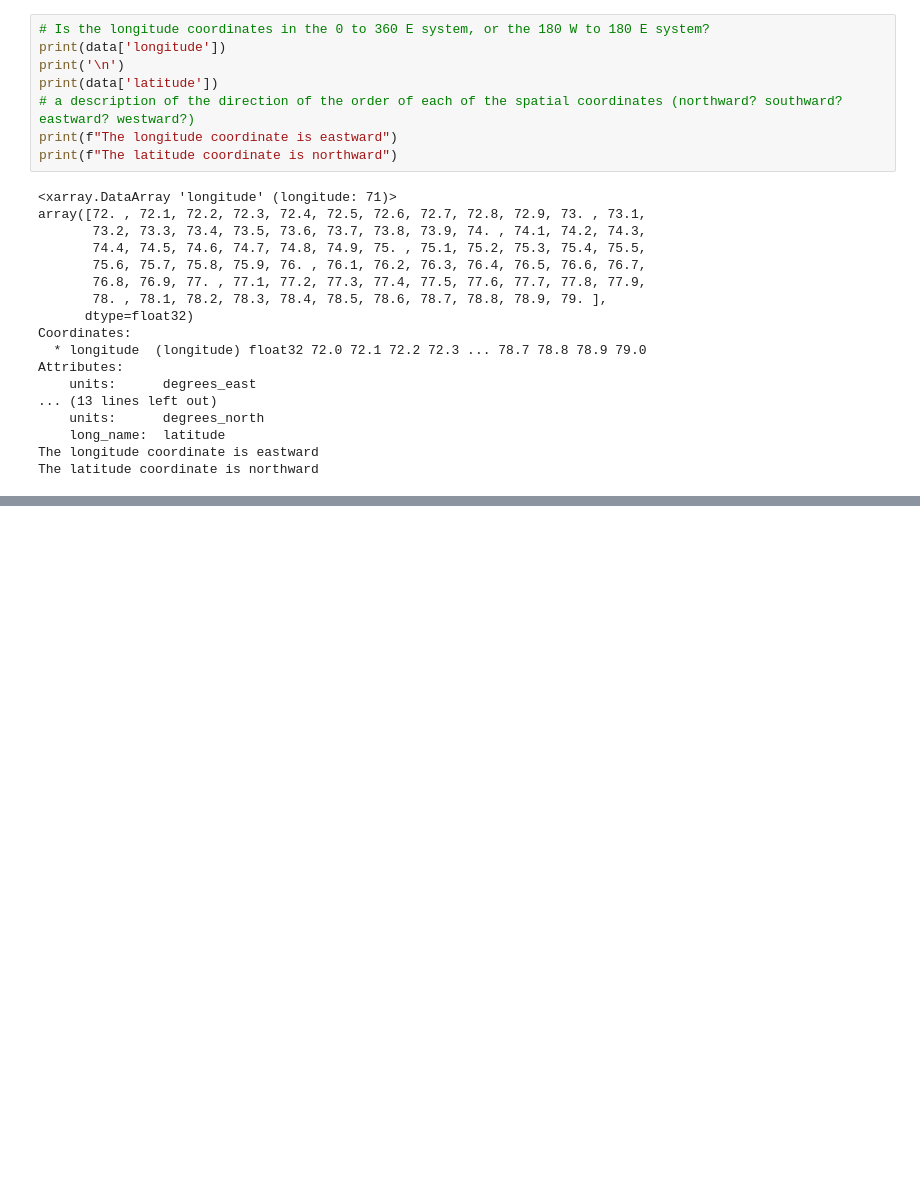
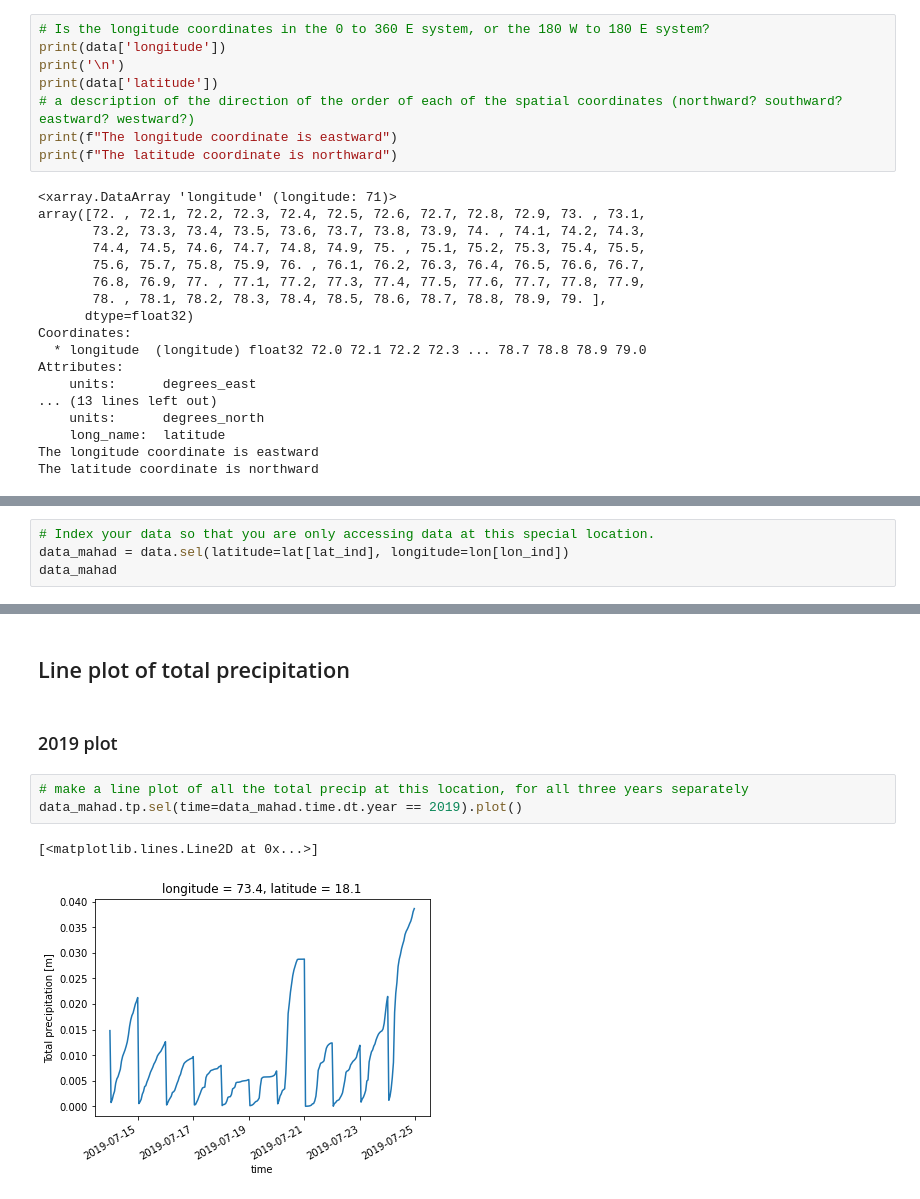
Before and after one commit to OmkarMehta/climate-data-science, a Jupyter notebook: Project/milestone2.ipynb, the cells around one changed output, grey strips where cells are left out. Saved outputs shown, nothing was run; the diff lists cells and outputs as text; blank space fills up the shorter version.

```diff
--- a/Project/milestone2.ipynb
+++ b/Project/milestone2.ipynb
@@ -146,0 +327,4 @@ The latitude coordinate is northward
+# %%
+# Index your data so that you are only accessing data at this special location.
+data_mahad = data.sel(latitude=lat[lat_ind], longitude=lon[lon_ind])
+data_mahad
@@ -146,0 +347,10 @@ The latitude coordinate is northward
+# %% [markdown]
+## Line plot of total precipitation
+# %% [markdown]
+### 2019 plot
+# %%
+# make a line plot of all the total precip at this location, for all three years separately
+data_mahad.tp.sel(time=data_mahad.time.dt.year == 2019).plot()
+# %% [output]
+[<matplotlib.lines.Line2D at 0x...>]
+[figure, added]
```
Also changed, not shown: parts of 46 cells of this notebook.
